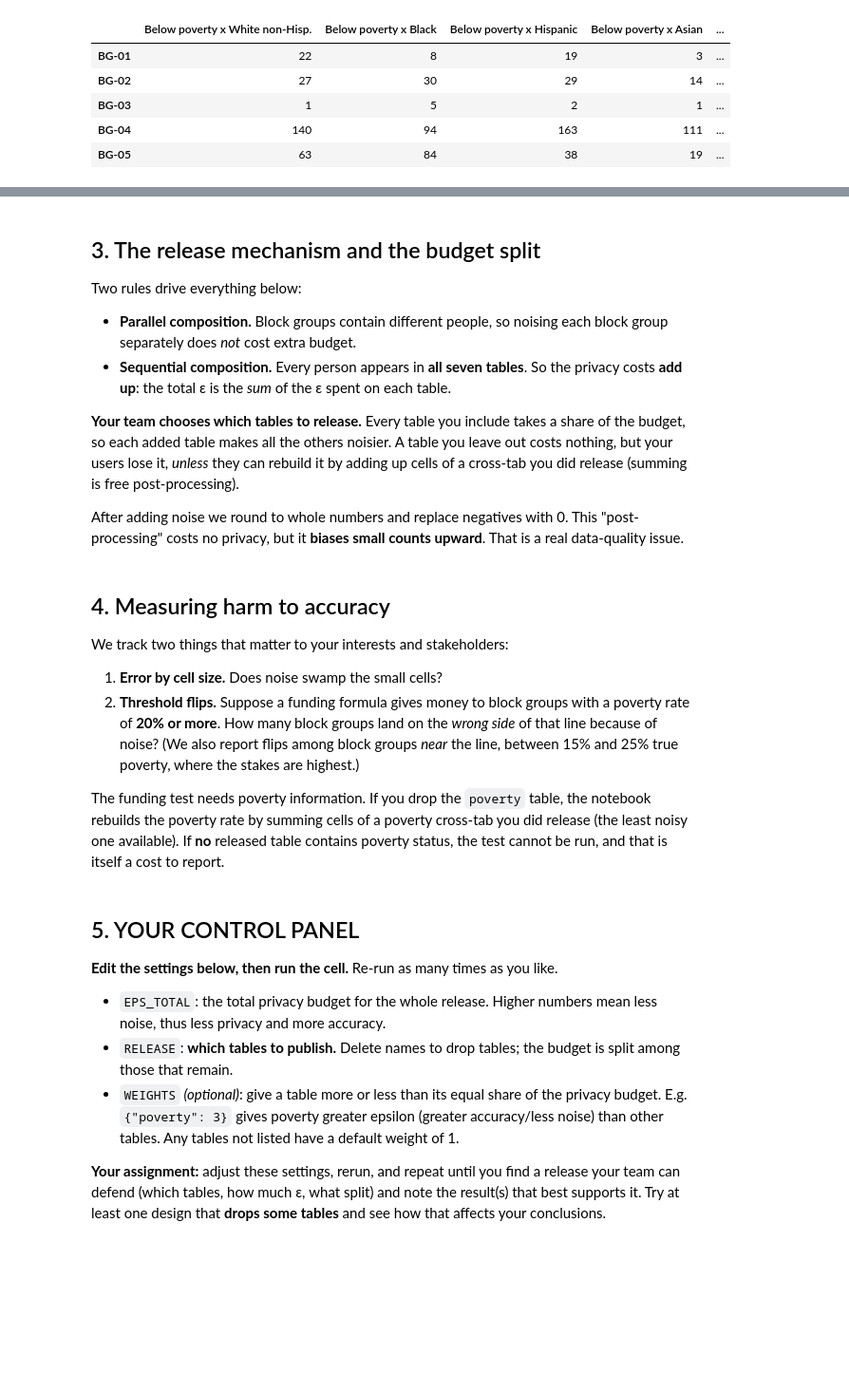
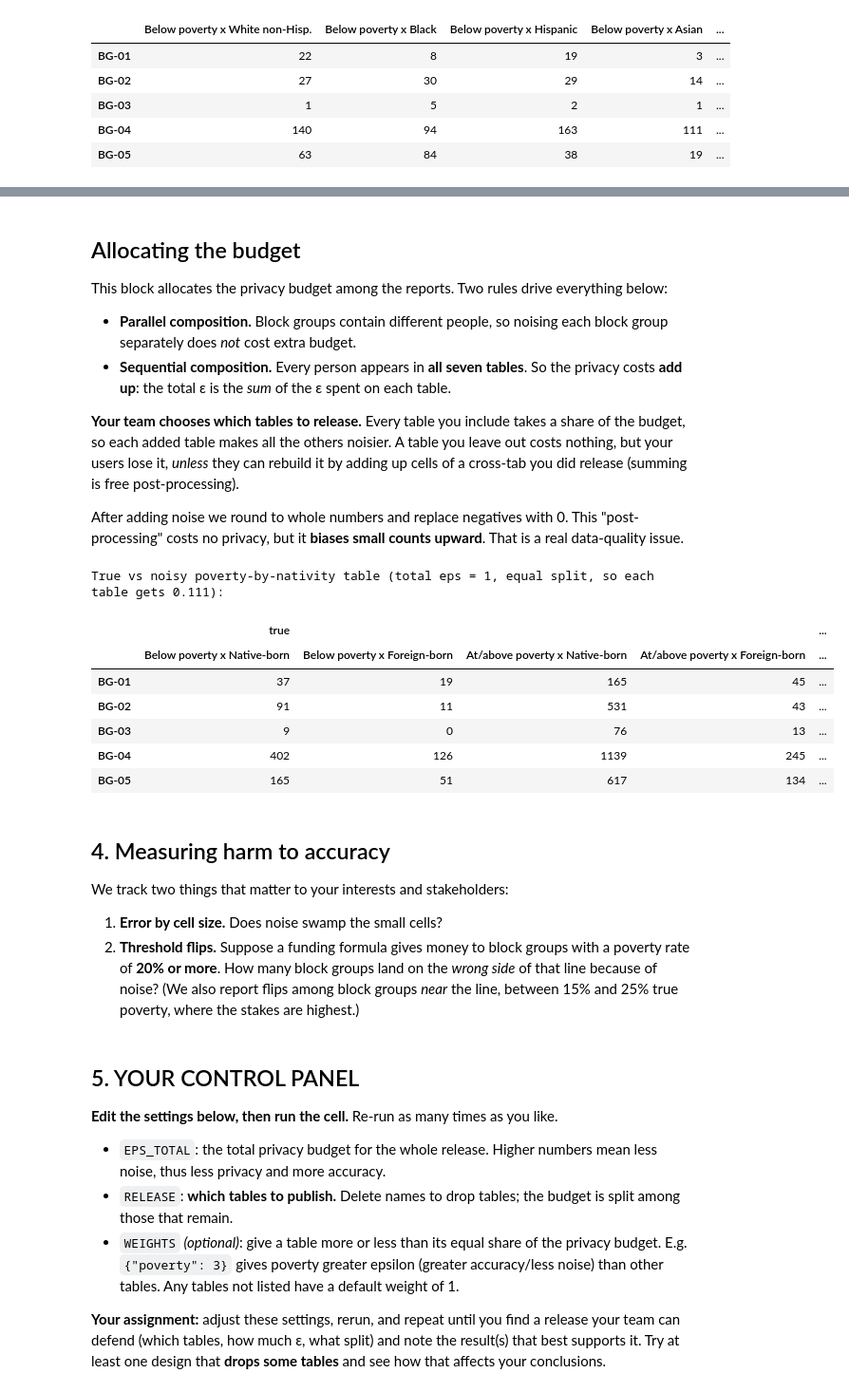
Before and after one commit to conleycj/epsilon-allocation, a Jupyter notebook: epsilon_negotiation_lab.ipynb, the cells around one changed output, grey strips where cells are left out. Shown at 95% size. Saved outputs shown, nothing was run; the diff lists cells and outputs as text; code cells hidden in the pictures; blank space fills up the shorter version.

```diff
--- a/epsilon_negotiation_lab.ipynb
+++ b/epsilon_negotiation_lab.ipynb
@@ -132,7 +136,7 @@ for eps in [0.05, 0.1, 0.5, 1, 2, 5, 10]:
         "epsilon": eps,
         "std error": draws.std(),
         "theory: √2/ε": np.sqrt(2) / eps,
-        "off by >5": (np.abs(draws - true_count) > 5).mean(),
+        "% off by >5": round((np.abs(draws - true_count) > 5).mean() * 100, 1),
     })
 pd.DataFrame(rows).set_index("epsilon")
 # %% [output]
@@ -140,7 +152,7 @@ KeyError: "None of ['epsilon'] are in the columns"
 # %% [markdown]
-## 3. The release mechanism and the budget split
+## Allocating the budget
 
-Two rules drive everything below:
+This block allocates the privacy budget among the reports. Two rules drive everything below:
 
 - **Parallel composition.** Block groups contain different people, so noising each block group separately does *not* cost extra budget.
 - **Sequential composition.** Every person appears in **all seven tables**. So the privacy costs **add up**: the total ε is the *sum* of the ε spent on each table.
@@ -190,37 +202,42 @@ def sources(included):
         if t in included:
             src[t] = "released"
         elif t in ONEWAY_FROM_CROSS and ONEWAY_FROM_CROSS[t] in included:
             src[t] = "derived from " + ONEWAY_FROM_CROSS[t]
         elif t == "poverty" and any(c in included for c in POVERTY_SOURCES):
             src[t] = "derived from " + next(c for c in POVERTY_SOURCES if c in included)
         else:
             src[t] = "NOT AVAILABLE"
     return src
 
 def effective_tables(released):
     """Everything a data user can get: released tables plus free sums of cross-tab cells."""
     eff = {}
     for t, how in sources(list(released)).items():
         if how == "released":
             eff[t] = released[t]
         elif how.startswith("derived"):
             v = released[how.split()[-1]]
             m = v.to_numpy(); k = m.shape[1] // 2           # first half = below poverty, second = at/above
             if t == "poverty":
                 arr, cols = np.c_[m[:, :k].sum(axis=1), m[:, k:].sum(axis=1)], POV_CATS
             else:
                 arr, cols = m[:, :k] + m[:, k:], CATS[t]
             eff[t] = pd.DataFrame(arr, index=v.index, columns=cols)
     return eff
 
 # one example release
 demo = release(TRUE, eps_total=1.0, alloc=EQUAL, rng=np.random.default_rng(7))
 print(f"True vs noisy poverty-by-nativity table (total eps = 1, equal split, so each table gets {1/len(TABLES):.3f}):")
 display(pd.concat({"true": TRUE["pov_by_nativity"], "noisy": demo["pov_by_nativity"]}, axis=1).head(5))
-
-# What would users get if a team released only these two tables?
-print("If only 'pov_by_race' and 'age' are released:")
-pd.Series(sources(["pov_by_race", "age"]), name="what users can get").to_frame()
+# %% [output]
+True vs noisy poverty-by-nativity table (total eps = 1, equal split, so each table gets 0.111):
+|  | true |  |  |  | ... |
+|  | Below poverty x Native-born | Below poverty x Foreign-born | At/above poverty x Native-born | At/above poverty x Foreign-born | ... |
+| BG-01 | 37 | 19 | 165 | 45 | ... |
+| BG-02 | 91 | 11 | 531 | 43 | ... |
+| BG-03 | 9 | 0 | 76 | 13 | ... |
+| BG-04 | 402 | 126 | 1139 | 245 | ... |
+| BG-05 | 165 | 51 | 617 | 134 | ... |
 # %% [markdown]
 ## 4. Measuring harm to accuracy
 
@@ -228,8 +245,6 @@ We track two things that matter to your interests and stakeholders:
 
 1. **Error by cell size.** Does noise swamp the small cells?
 2. **Threshold flips.** Suppose a funding formula gives money to block groups with a poverty rate of **20% or more**. How many block groups land on the *wrong side* of that line because of noise? (We also report flips among block groups *near* the line, between 15% and 25% true poverty, where the stakes are highest.)
-
-The funding test needs poverty information. If you drop the `poverty` table, the notebook rebuilds the poverty rate by summing cells of a poverty cross-tab you did release (the least noisy one available). If **no** released table contains poverty status, the test cannot be run, and that is itself a cost to report.
 # %%
 THRESH = 0.20
 BUCKET_EDGES  = [-1, 10, 50, 200, 1000, np.inf]
```
Also changed, not shown: parts of 12 cells of this notebook.
